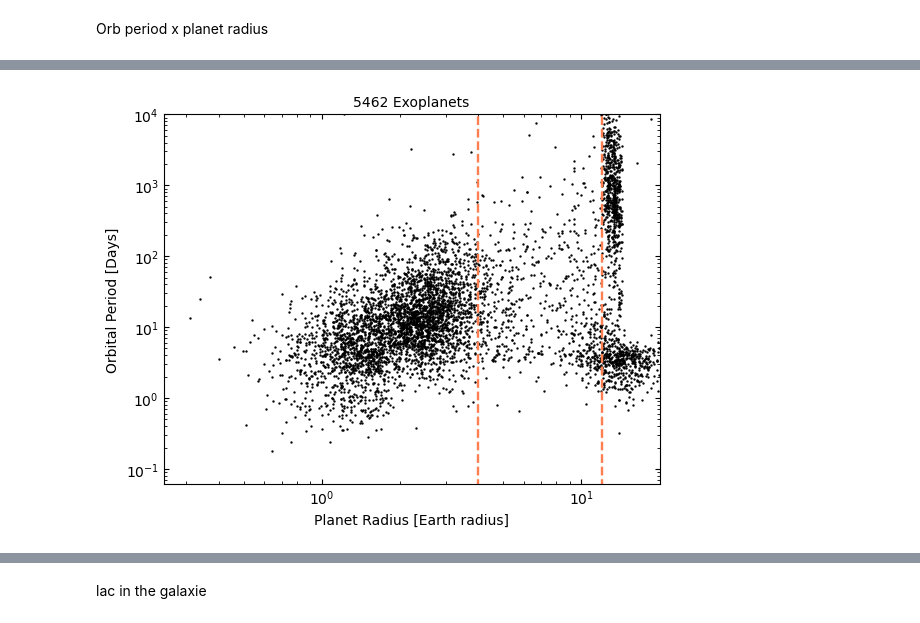
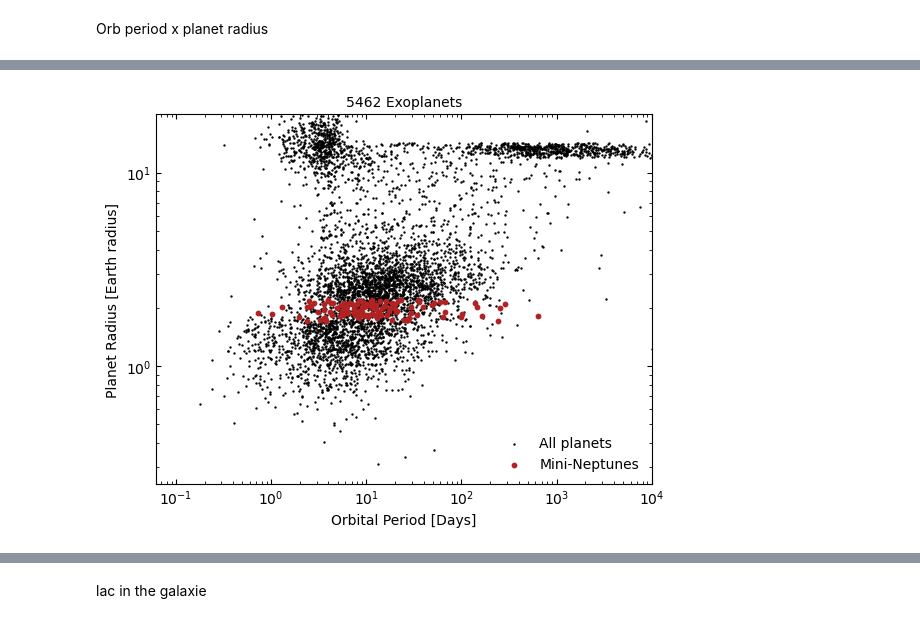
Before and after one commit to ylaksl/Exoplanets-Stats, a Jupyter notebook: exoplanet-stats.ipynb, the cells around one changed output, grey strips where cells are left out. Cells and saved outputs as stored; diff of their text form; code cells hidden in the pictures.

```diff
--- a/exoplanet-stats.ipynb
+++ b/exoplanet-stats.ipynb
@@ -382,21 +383,26 @@ plt.show()
 # %%
-plt.scatter(plot7['pl_rade'],
-            plot7['pl_orbper'],
+plt.scatter(plot7['pl_orbper'],
+            plot7['pl_rade'],
            s = 0.5,
-           c = 'black')
+           c = 'black', label = 'All planets')
+plt.scatter(gap['pl_orbper'],gap['pl_rade'], s =  10, c = 'firebrick', marker = 'o', alpha = 1, label = 'Mini-Neptunes') ## jupiters
 
-plt.vlines(4, 0, 10e4, color = 'coral', linestyle = '--', linewidth=1.7)
-plt.vlines(12, 0, 10e4, color = 'coral', linestyle = '--', linewidth=1.7)
+#plt.axvspan(9, 4, alpha=0.5, color='darkgray')
+
+#plt.hlines(15, 0, 10e4, color = 'coral', linestyle = '--', linewidth=1.7)
+# plt.vlines(12, 0, 10e4, color = 'coral', linestyle = '--', linewidth=1.7)
 
 plt.yscale("log")
 plt.xscale("log")
 
-plt.ylim(0, 10e3)
-plt.xlim(0,20)
+plt.xlim(0, 10e3)
+plt.ylim(0,20)
 plt.tick_params(direction='in', which = 'both', bottom = 1, top =1, left = 1, right = 1)
-plt.ylabel("Orbital Period [Days]")
-plt.xlabel("Planet Radius [Earth radius]")
+plt.xlabel("Orbital Period [Days]")
+plt.ylabel("Planet Radius [Earth radius]")
 plt.title("5462 Exoplanets", fontsize = 10)
+plt.legend(frameon=False, loc = 'lower right')
+
 plt.savefig('radius_porb.png', dpi=500)
 # %% [output]
-[figure, old version]
+[figure, new version]
```
Also changed, not shown: parts of 12 cells of this notebook.
